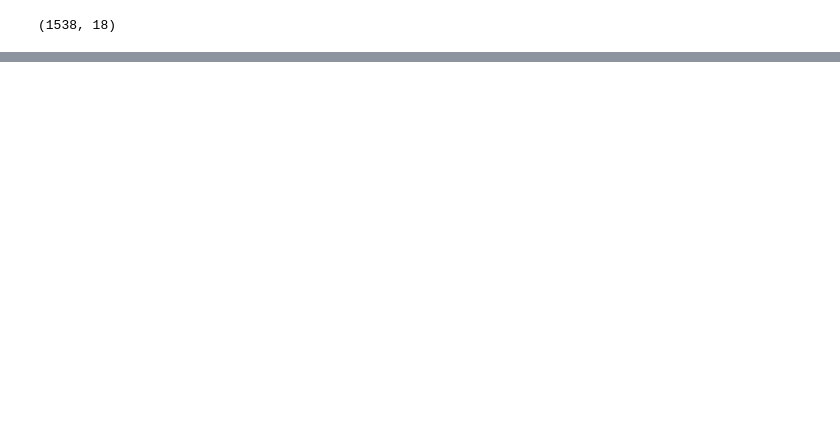
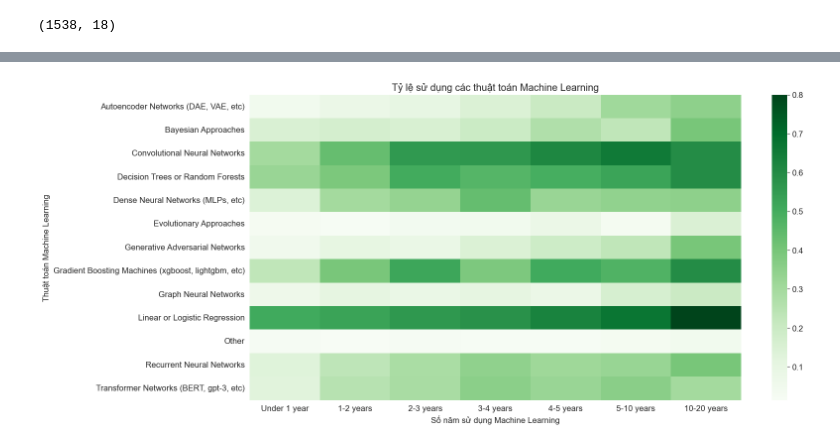
Before and after one commit to khuong253/final_project_data_visualization, a Jupyter notebook: phantich.ipynb, the cells around one changed output, grey strips where cells are left out. Cells and saved outputs as stored; diff of their text form; code cells hidden in the pictures; blank space fills up the shorter version.

```diff
--- a/phantich.ipynb
+++ b/phantich.ipynb
@@ -42,0 +257,43 @@ df.head(5)
+# %%
+new_arr = [(np.array(tuple)) for tuple in df[df.columns[15]]]
+ML_algo_arr = new_arr[0]
+for i in range(1, len(new_arr)):
+    ML_algo_arr = create_new_array(ML_algo_arr, new_arr[i])
+unique_ML_algos =  np.unique(ML_algo_arr, return_counts=False)
+
+# xóa nan, none
+unique_ML_algos = np.delete(unique_ML_algos, np.where(unique_ML_algos == "None"))
+unique_ML_algos = np.delete(unique_ML_algos, np.where(unique_ML_algos == "nan"))
+unique_ML_algos
+
+unique_ML_exp = ['Under 1 year', '1-2 years', '2-3 years', '3-4 years', '4-5 years',
+       '5-10 years', '10-20 years']
+# %%
+matrix = []
+for ML_algo in unique_ML_algos:
+    row = []
+    for year_exp in unique_ML_exp:
+        tmp_df = df.query("`For how many years have you used machine learning methods?` == @year_exp")
+        check_for_nan = tmp_df[tmp_df.columns[15]].isnull()
+
+        total_row = tmp_df[tmp_df.columns[15]].count()
+        count = 0
+        for data, is_nan in zip(tmp_df[tmp_df.columns[15]], check_for_nan):
+            if is_nan == True:
+                continue
+            if ML_algo in data:
+                count += 1
+        row.append(count/total_row)
+    matrix.append(row)
+# %%
+df_visual = pd.DataFrame(matrix,unique_ML_algos , unique_ML_exp)
+
+plt.figure(figsize=(16,8))
+sns.heatmap(df_visual, cmap = "Greens")
+plt.title("Tỷ lệ sử dụng các thuật toán Machine Learning")
+plt.xlabel("Số năm sử dụng Machine Learning")
+plt.ylabel("Thuật toán Machine Learning")
+plt.rc('font', size=16)
+plt.show()
+# %% [output]
+[figure, added]
```
Also changed, not shown: parts of 103 cells of this notebook.
